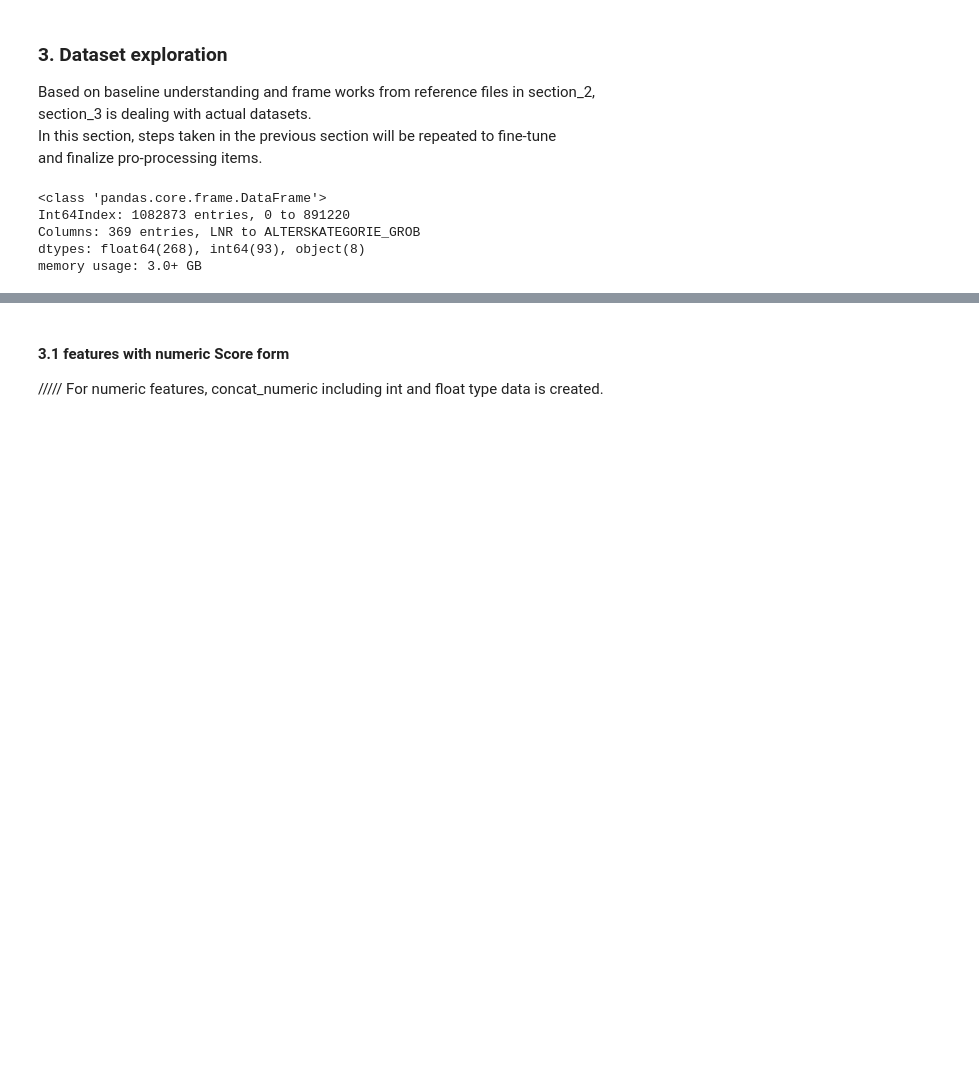
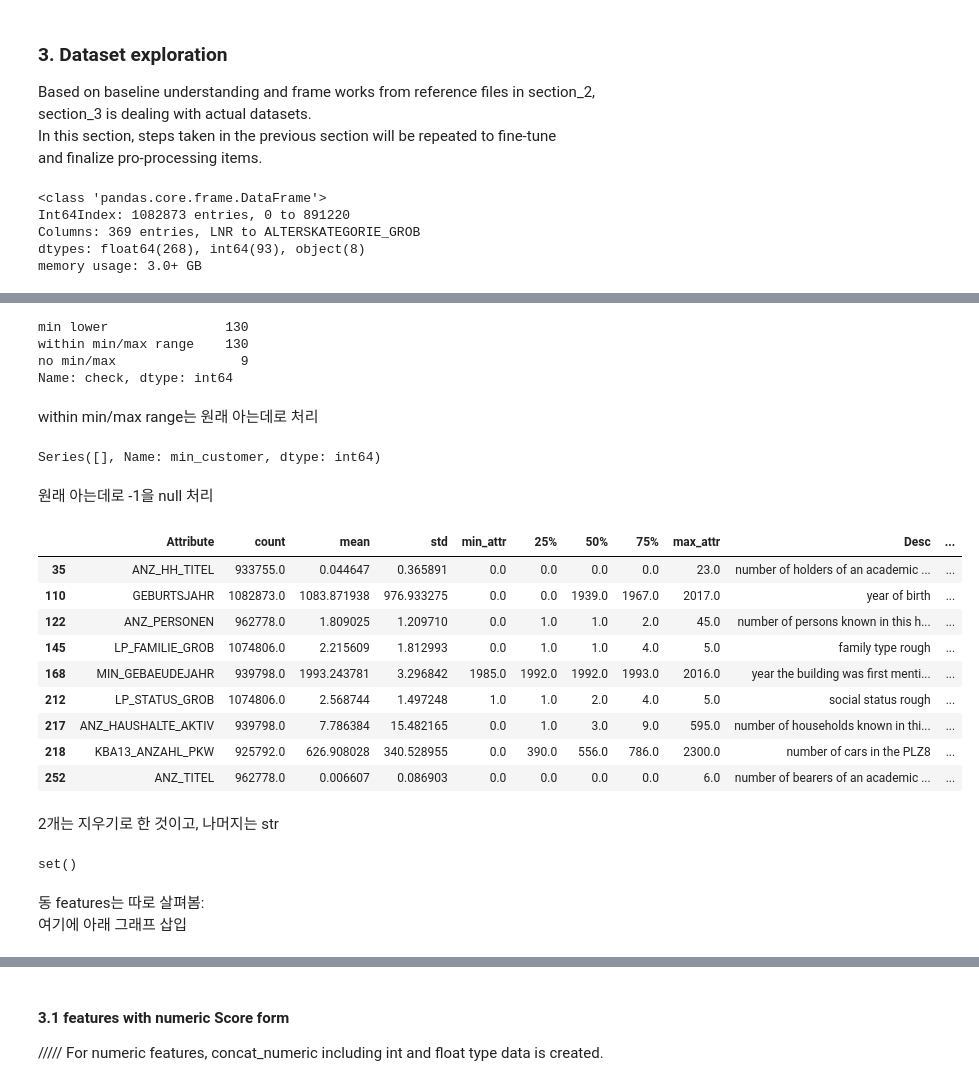
Before and after one commit to jaeyoun-chang/u_city_capstone, a Jupyter notebook: Arvato Project Workbook.ipynb, the cells around one changed output, grey strips where cells are left out. Cells and saved outputs as stored; diff of their text form; code cells hidden in the pictures; blank space fills up the shorter version.

Commit message:
before pre-processing frame completed

```diff
--- a/Arvato Project Workbook.ipynb
+++ b/Arvato Project Workbook.ipynb
@@ -898,0 +962,6 @@ memory usage: 3.0+ GB
+# %%
+intsec_num['min_max_cat'] = intsec_num[
+    'min'].apply(lambda x: '{:_.0f}'.format(x)).astype(str) + ' to ' + intsec_num[
+    'max'].apply(lambda x: '{:_.0f}'.format(x)).astype(str)
+
+intsec_num.min_max_cat.unique()
@@ -898,0 +975,6 @@ memory usage: 3.0+ GB
+# %%
+# pv_min_max 2.3.1 변경 for merge
+min_max_copy = pd.DataFrame(pv_min_max.to_records())
+min_max_copy.columns = list(
+    min_max_copy.columns[:2]) + list(eval(i)[0] for i in min_max_copy.columns[2:])
+min_max_copy
@@ -898,0 +995,8 @@ memory usage: 3.0+ GB
+# %%
+intsec_num_check = intsec_num.merge(
+    min_max_copy.drop('Description', axis = 1),
+    on = 'Attribute',
+    how = 'left',
+    suffixes = ('_attr', '_customer')
+)
+intsec_num_check.head()
@@ -898,0 +1010,56 @@ memory usage: 3.0+ GB
+# %%
+intsec_num_check['check'] = np.where(
+    intsec_num_check['min_max_cat_customer'].isnull(),
+    'no min/max',
+    np.where(
+        (intsec_num_check['min_customer'] < intsec_num_check['min_attr']),
+         'min lower',
+         np.where((intsec_num_check['max_customer'] > intsec_num_check['max_attr']),
+         'max_higher',
+         'within min/max range')))
+
+intsec_num_check['check'].value_counts()
+# %% [output]
+min lower               130
+within min/max range    130
+no min/max                9
+Name: check, dtype: int64
+# %% [markdown]
+within min/max range는 원래 아는데로 처리
+# %%
+'''
+min_lower
+'''
+intsec_num_check[intsec_num_check['check'] == 'min_lower']['min_customer'].value_counts()
+# %% [output]
+Series([], Name: min_customer, dtype: int64)
+# %% [markdown]
+원래 아는데로 -1을 null 처리
+# %%
+'''
+no min/max
+'''
+intsec_no_min_max = intsec_num_check[intsec_num_check['check'] == 'no min/max']
+intsec_no_min_max
+# %% [output]
+|  | Attribute | count | mean | std | min_attr | 25% | 50% | 75% | max_attr | Desc | ... |
+| 35 | ANZ_HH_TITEL | 933755.0 | 0.044647 | 0.365891 | 0.0 | 0.0 | 0.0 | 0.0 | 23.0 | number of holders of an academic ... | ... |
+| 110 | GEBURTSJAHR | 1082873.0 | 1083.871938 | 976.933275 | 0.0 | 0.0 | 1939.0 | 1967.0 | 2017.0 | year of birth | ... |
+| 122 | ANZ_PERSONEN | 962778.0 | 1.809025 | 1.209710 | 0.0 | 1.0 | 1.0 | 2.0 | 45.0 | number of persons known in this h... | ... |
+| 145 | LP_FAMILIE_GROB | 1074806.0 | 2.215609 | 1.812993 | 0.0 | 1.0 | 1.0 | 4.0 | 5.0 | family type rough | ... |
+| 168 | MIN_GEBAEUDEJAHR | 939798.0 | 1993.243781 | 3.296842 | 1985.0 | 1992.0 | 1992.0 | 1993.0 | 2016.0 | year the building was first menti... | ... |
+| 212 | LP_STATUS_GROB | 1074806.0 | 2.568744 | 1.497248 | 1.0 | 1.0 | 2.0 | 4.0 | 5.0 | social status rough | ... |
+| 217 | ANZ_HAUSHALTE_AKTIV | 939798.0 | 7.786384 | 15.482165 | 0.0 | 1.0 | 3.0 | 9.0 | 595.0 | number of households known in thi... | ... |
+| 218 | KBA13_ANZAHL_PKW | 925792.0 | 626.908028 | 340.528955 | 0.0 | 390.0 | 556.0 | 786.0 | 2300.0 | number of cars in the PLZ8 | ... |
+| 252 | ANZ_TITEL | 962778.0 | 0.006607 | 0.086903 | 0.0 | 0.0 | 0.0 | 0.0 | 6.0 | number of bearers of an academic ... | ... |
+# %% [markdown]
+2개는 지우기로 한 것이고,
+나머지는 str
+# %%
+intsec_no_min_max = intsec_no_min_max.query('Attribute != "LP_FAMILIE_GROB" and Attribute != "LP_STATUS_GROB"')
+set(intsec_no_min_max.Attribute.unique()) - set(attr_str.Attribute.unique())
+# %% [output]
+set()
+# %% [markdown]
+동 features는 따로 살펴봄:
+여기에 아래 그래프 삽입
```
Also changed, not shown: parts of 147 cells of this notebook.
